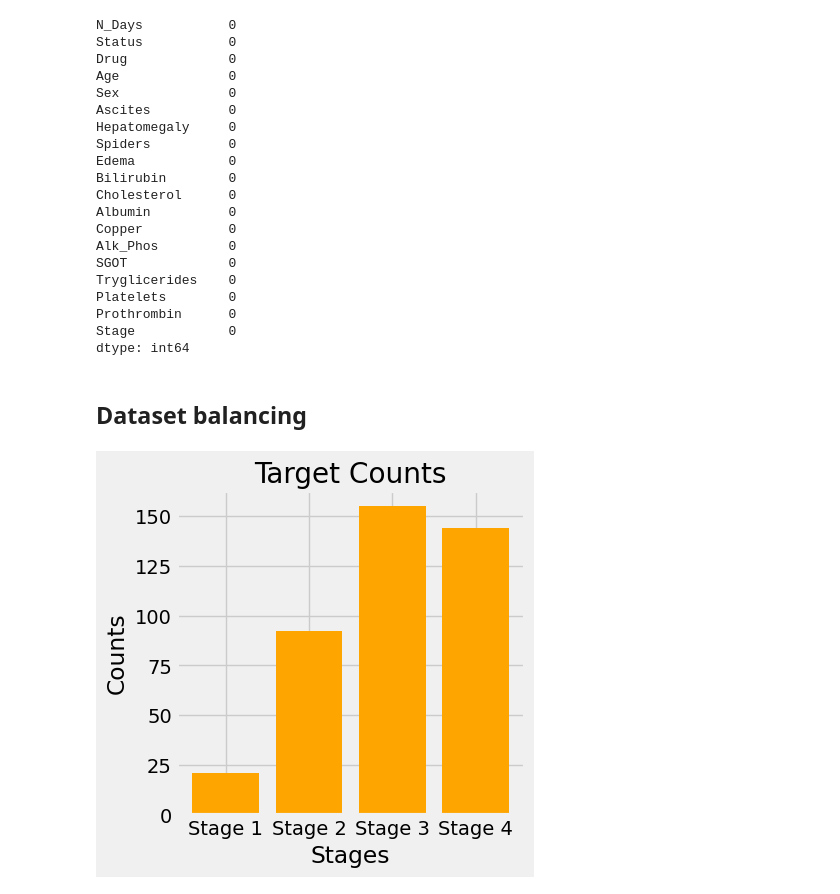
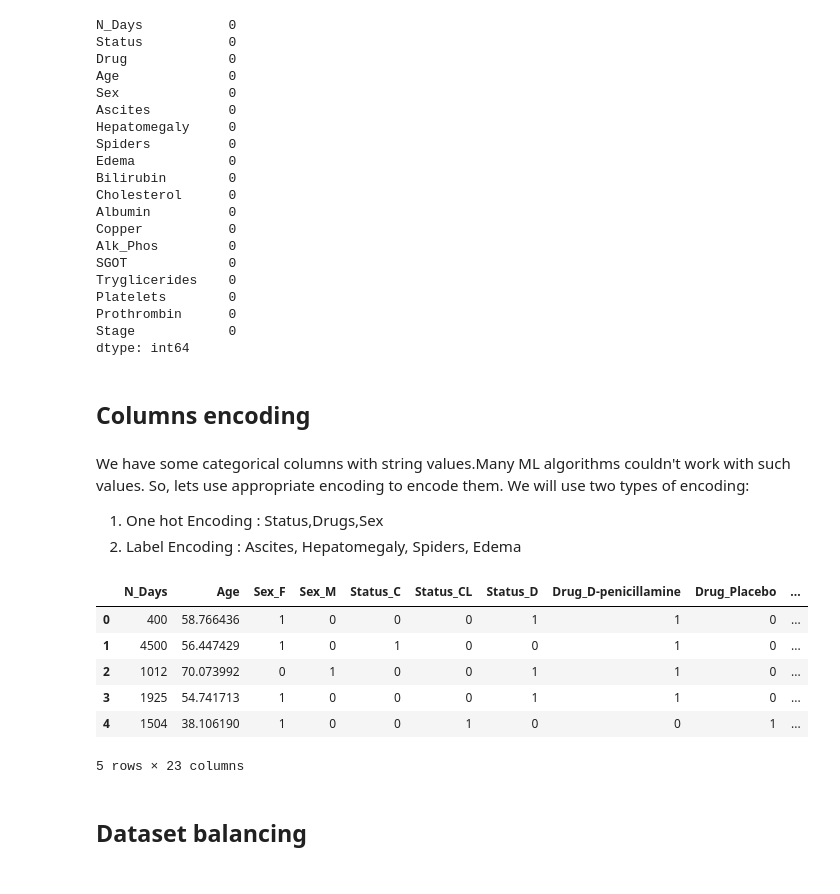
Before and after one commit to bimarshak7/liver-cirrhosis-prediction, a Jupyter notebook: cirrhosis_prediction.ipynb, the cells around one changed output. Saved outputs shown, nothing was run; the diff lists cells and outputs as text; code cells hidden in the pictures.

```diff
--- a/cirrhosis_prediction.ipynb
+++ b/cirrhosis_prediction.ipynb
@@ -209,3 +211,9 @@ Platelets        0
 Prothrombin      0
 Stage            0
 dtype: int64
+# %% [markdown]
+## Columns encoding
+# %% [markdown]
+We have some categorical columns with string values.Many ML algorithms couldn't work with such values. So, lets use appropriate encoding to encode them. We will use two types of encoding:
+1. One hot Encoding : Status,Drugs,Sex
+2. Label Encoding : Ascites, Hepatomegaly, Spiders, Edema
@@ -212,16 +222,41 @@ dtype: int64
+# %%
+# one hot encoding for nominal values columns
+cir_encoded = pd.get_dummies(cir, columns=["Status","Drug","Sex"])
+# cir_encoded.head()
+# %%
+# one hot encoding for ordinal values columns
+label_encode_cols = ["Ascites", "Hepatomegaly", "Spiders", "Edema"]
+le = LabelEncoder()
+
+for col in label_encode_cols:
+  cir_encoded[col] = le.fit_transform(cir_encoded[col])
+# cir_encoded.head()
+# %%
+cols_order = ["N_Days","Age","Sex_F","Sex_M","Status_C","Status_CL","Status_D","Drug_D-penicillamine","Drug_Placebo","Ascites","Hepatomegaly","Spiders","Edema","Bilirubin","Cholesterol","Albumin","Copper","Alk_Phos","SGOT","Tryglicerides","Platelets","Prothrombin","Stage"]
+cir_encoded = cir_encoded.reindex(columns=cols_order)
+cir_encoded.head()
+# %% [output]
+|  | N_Days | Age | Sex_F | Sex_M | Status_C | Status_CL | Status_D | Drug_D-penicillamine | Drug_Placebo | ... |
+| 0 | 400 | 58.766436 | 1 | 0 | 0 | 0 | 1 | 1 | 0 | ... |
+| 1 | 4500 | 56.447429 | 1 | 0 | 1 | 0 | 0 | 1 | 0 | ... |
+| 2 | 1012 | 70.073992 | 0 | 1 | 0 | 0 | 1 | 1 | 0 | ... |
+| 3 | 1925 | 54.741713 | 1 | 0 | 0 | 0 | 1 | 1 | 0 | ... |
+| 4 | 1504 | 38.106190 | 1 | 0 | 0 | 1 | 0 | 0 | 1 | ... |
+5 rows × 23 columns
 # %% [markdown]
 ## Dataset balancing
 # %%
 #Check number of instance for each stage
-plt.figure(figsize=(4,4))
-counts = cir.groupby('Stage').size()
+def plot_target_count(data):
+  """Function to plot number of samples in each class"""
 
-plt.bar(x = counts.index, height = counts, color = 'orange')
-plt.xticks(rotation = 90)
-plt.title('Target Counts')
-plt.xlabel('Stages')
-plt.ylabel('Counts')
-plt.xticks([1,2,3,4], ['Stage 1', 'Stage 2', 'Stage 3', 'Stage 4'], rotation = 0)
-plt.show()
+  plt.figure(figsize=(4,4))
+  counts = data.value_counts()
+
+  plt.bar(x = counts.index, height = counts, color = 'orange')
+  plt.xticks(rotation = 90)
+  plt.title('Target Counts')
+  plt.xlabel('Stages')
+  plt.ylabel('Counts')
+  plt.xticks([1,2,3,4], ['Stage 1', 'Stage 2', 'Stage 3', 'Stage 4'], rotation = 0)
+  plt.show()
-# %% [output]
-[figure, removed]
```
Also changed, not shown: parts of 10 cells of this notebook.
